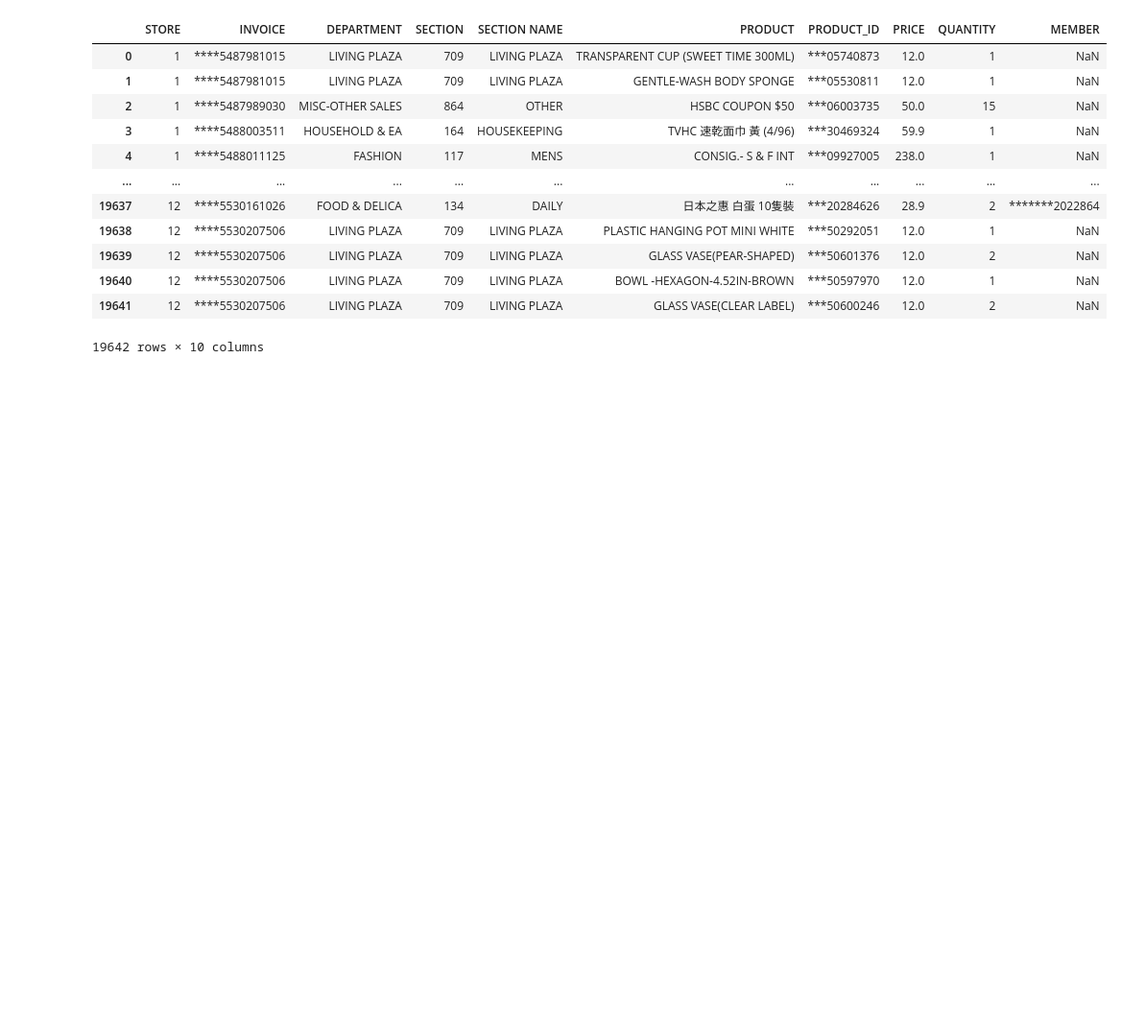
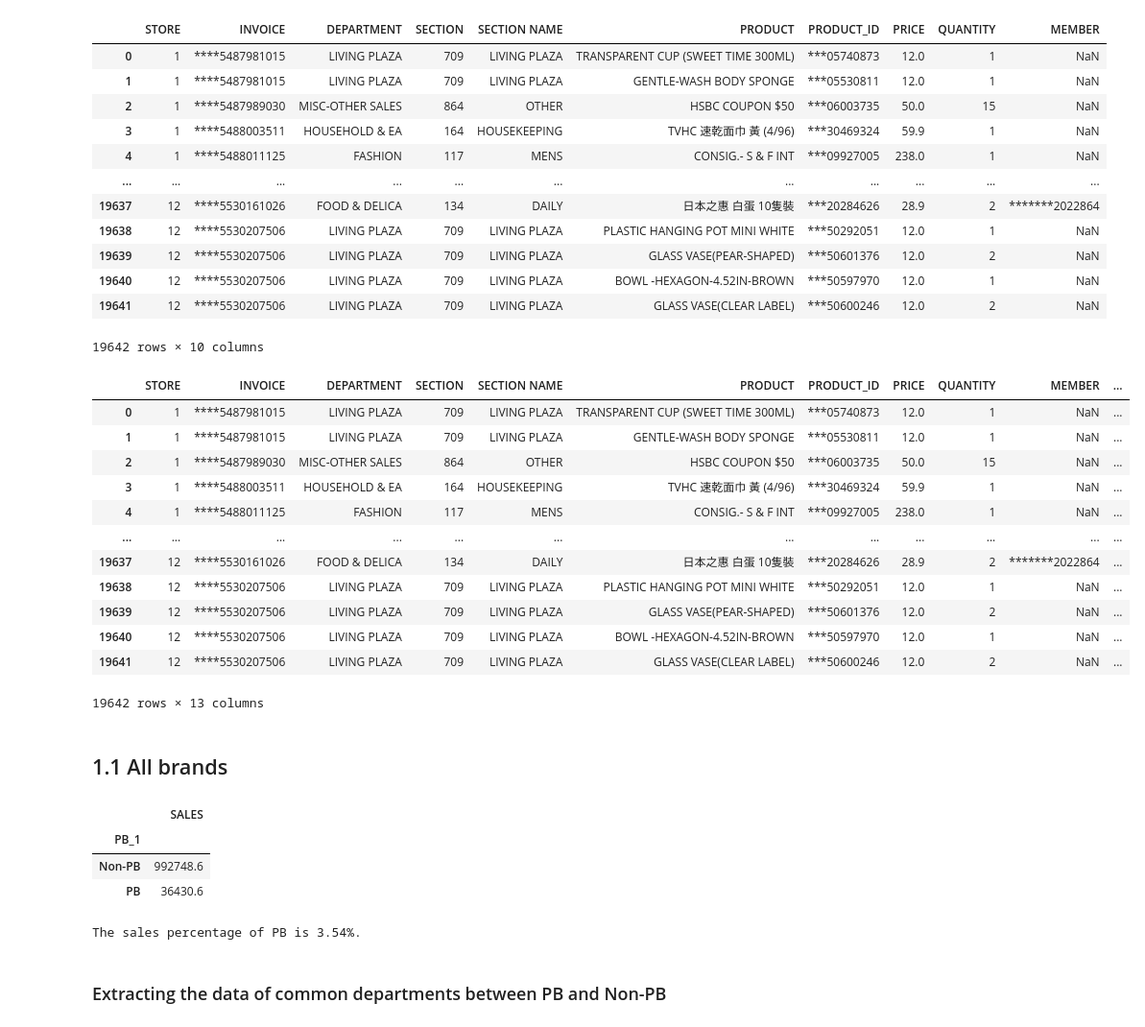
Before and after one commit to Isaacwcl/MSBA-Capstone, a Jupyter notebook: MSBA7005 Project.ipynb, the cells around one changed output. Shown at 96% size. Saved outputs shown, nothing was run; the diff lists cells and outputs as text; code cells hidden in the pictures; blank space fills up the shorter version.

```diff
--- a/MSBA7005 Project.ipynb
+++ b/MSBA7005 Project.ipynb
@@ -18,6 +23,17 @@ df
 | 19640 | 12 | ****5530207506 | LIVING PLAZA | 709 | LIVING PLAZA | BOWL -HEXAGON-4.52IN-BROWN | ***50597970 | 12.0 | 1 | NaN |
 | 19641 | 12 | ****5530207506 | LIVING PLAZA | 709 | LIVING PLAZA | GLASS VASE(CLEAR LABEL) | ***50600246 | 12.0 | 2 | NaN |
 19642 rows × 10 columns
+# %%
+## Define member or non-member with a new column "MEMBER_2"
+
+member = []
+for i in range(len(df)):
+    if pd.isna(df["MEMBER"][i]) == True:
+        member.append("Non-member")
+    else:
+        member.append("Member")
+# %%
+df["MEMBER_2"] = member
 # %%
 ## Calculating the sum of product sales for each transaction
 
@@ -27,3 +43,46 @@ for i in range(len(df)):
     sales.append(product_sales)
 # %%
 df["SALES"] = sales
+# %%
+pb = []
+for i in range(len(df)):
+    if df['PRODUCT'][i].startswith('TV') == True:
+        pb.append("PB")
+    else:
+        pb.append("Non-PB")
+# %%
+df["PB_1"] = pb
+# %%
+df
+# %% [output]
+|  | STORE | INVOICE | DEPARTMENT | SECTION | SECTION NAME | PRODUCT | PRODUCT_ID | PRICE | QUANTITY | MEMBER | ... |
+| 0 | 1 | ****5487981015 | LIVING PLAZA | 709 | LIVING PLAZA | TRANSPARENT CUP (SWEET TIME 300ML) | ***05740873 | 12.0 | 1 | NaN | ... |
+| 1 | 1 | ****5487981015 | LIVING PLAZA | 709 | LIVING PLAZA | GENTLE-WASH BODY SPONGE | ***05530811 | 12.0 | 1 | NaN | ... |
+| 2 | 1 | ****5487989030 | MISC-OTHER SALES | 864 | OTHER | HSBC COUPON $50 | ***06003735 | 50.0 | 15 | NaN | ... |
+| 3 | 1 | ****5488003511 | HOUSEHOLD & EA | 164 | HOUSEKEEPING | TVHC 速乾面巾 黃 (4/96) | ***30469324 | 59.9 | 1 | NaN | ... |
+| 4 | 1 | ****5488011125 | FASHION | 117 | MENS | CONSIG.- S & F INT | ***09927005 | 238.0 | 1 | NaN | ... |
+| ... | ... | ... | ... | ... | ... | ... | ... | ... | ... | ... | ... |
+| 19637 | 12 | ****5530161026 | FOOD & DELICA | 134 | DAILY | 日本之惠 白蛋 10隻裝 | ***20284626 | 28.9 | 2 | *******2022864 | ... |
+| 19638 | 12 | ****5530207506 | LIVING PLAZA | 709 | LIVING PLAZA | PLASTIC HANGING POT MINI WHITE | ***50292051 | 12.0 | 1 | NaN | ... |
+| 19639 | 12 | ****5530207506 | LIVING PLAZA | 709 | LIVING PLAZA | GLASS VASE(PEAR-SHAPED) | ***50601376 | 12.0 | 2 | NaN | ... |
+| 19640 | 12 | ****5530207506 | LIVING PLAZA | 709 | LIVING PLAZA | BOWL -HEXAGON-4.52IN-BROWN | ***50597970 | 12.0 | 1 | NaN | ... |
+| 19641 | 12 | ****5530207506 | LIVING PLAZA | 709 | LIVING PLAZA | GLASS VASE(CLEAR LABEL) | ***50600246 | 12.0 | 2 | NaN | ... |
+19642 rows × 13 columns
+# %% [markdown]
+## 1.1 All brands
+# %%
+## Total sales of PB and Non-PB goods
+
+df.groupby(["PB_1"])["SALES"].sum().to_frame().rename(index={"PB_1": "PB"})
+# %% [output]
+|  | SALES |
+| PB_1 |  |
+| Non-PB | 992748.6 |
+| PB | 36430.6 |
+# %%
+PBsales_ratio = round((df.loc[df["PB_1"]=="PB"]["SALES"].sum() / df["SALES"].sum()) * 100, 2)
+print(f"The sales percentage of PB is {PBsales_ratio}%.")
+# %% [output]
+The sales percentage of PB is 3.54%.
+# %% [markdown]
+### Extracting the data of common departments between PB and Non-PB
```
Also changed, not shown: parts of 183 cells of this notebook.
